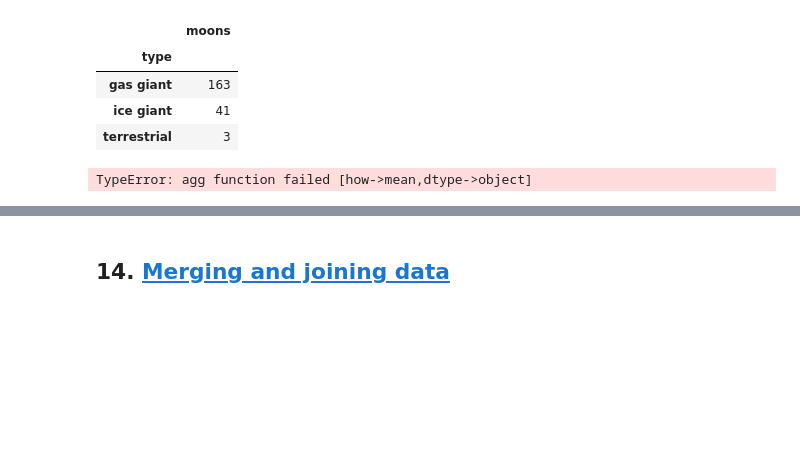
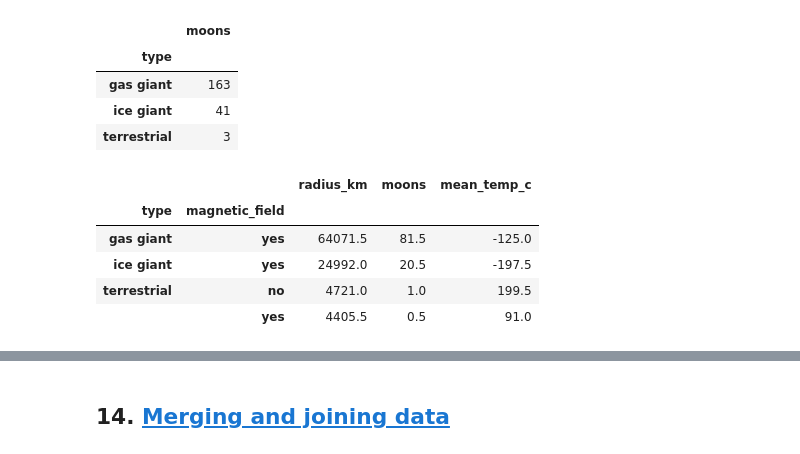
Before and after one commit to ghodkevrushabh/Python_practice, a Jupyter notebook: Module 4/Module_4.ipynb, the cells around one changed output, grey strips where cells are left out. Cells and saved outputs as stored; diff of their text form; code cells hidden in the pictures; blank space fills up the shorter version.

```diff
--- a/Module 4/Module_4.ipynb
+++ b/Module 4/Module_4.ipynb
@@ -1036,9 +1239,14 @@ planets.groupby(['type']).sum()[['moons']]
 # %%
 # Group by type and magnetic_field and get the mean of the values
 # in the numeric columns for each group.
-planets.groupby(['type', 'magnetic_field']).mean()
+planets.groupby(['type', 'magnetic_field'])[['radius_km', 'moons', 'mean_temp_c']].mean()
 # %% [output]
-TypeError: agg function failed [how->mean,dtype->object]
+|  |  | radius_km | moons | mean_temp_c |
+| type | magnetic_field |  |  |  |
+| gas giant | yes | 64071.5 | 81.5 | -125.0 |
+| ice giant | yes | 24992.0 | 20.5 | -197.5 |
+| terrestrial | no | 4721.0 | 1.0 | 199.5 |
+|  | yes | 4405.5 | 0.5 | 91.0 |
 # %%
 # Group by type, then use the agg() function to get the mean and median
 # of the values in the numeric columns for each group.
```
Also changed, not shown: parts of 42 cells of this notebook.
